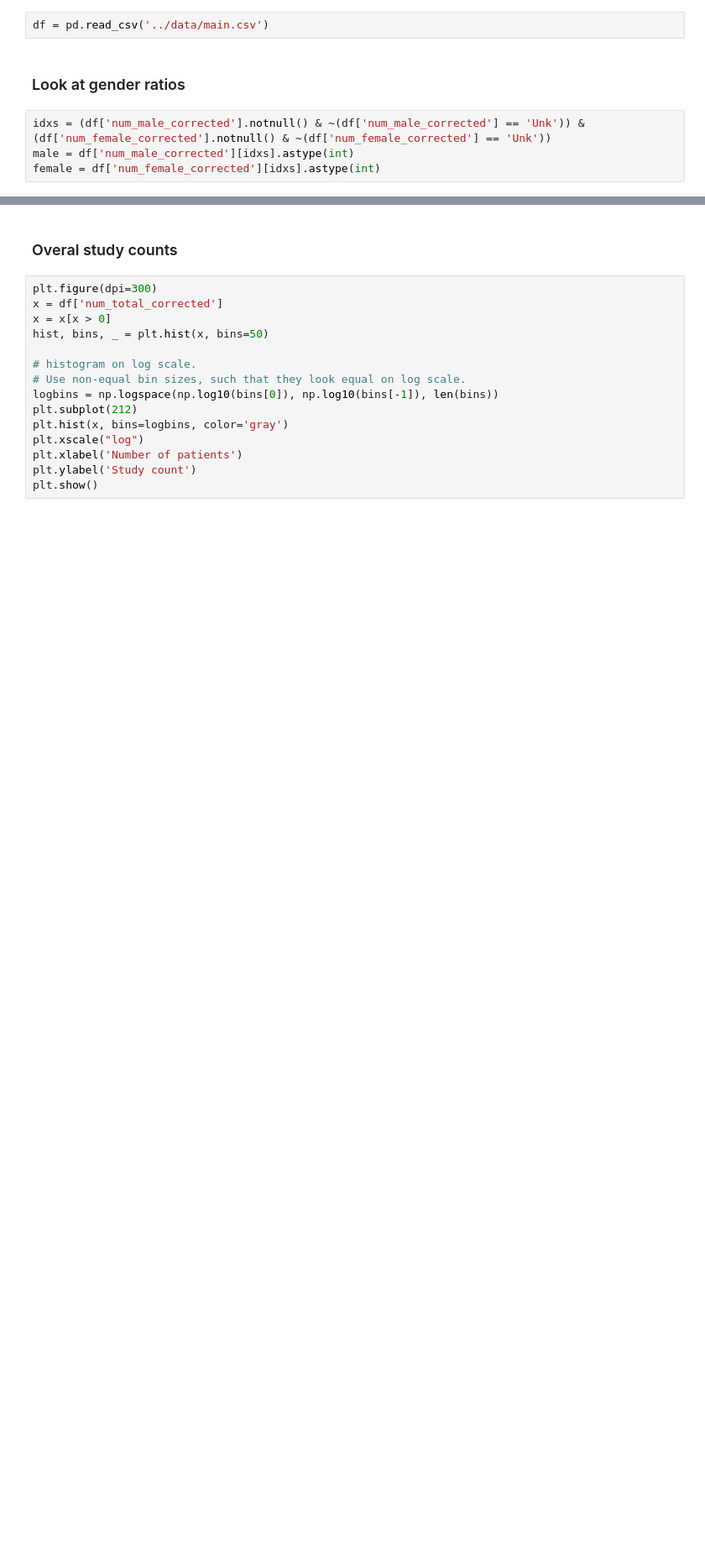
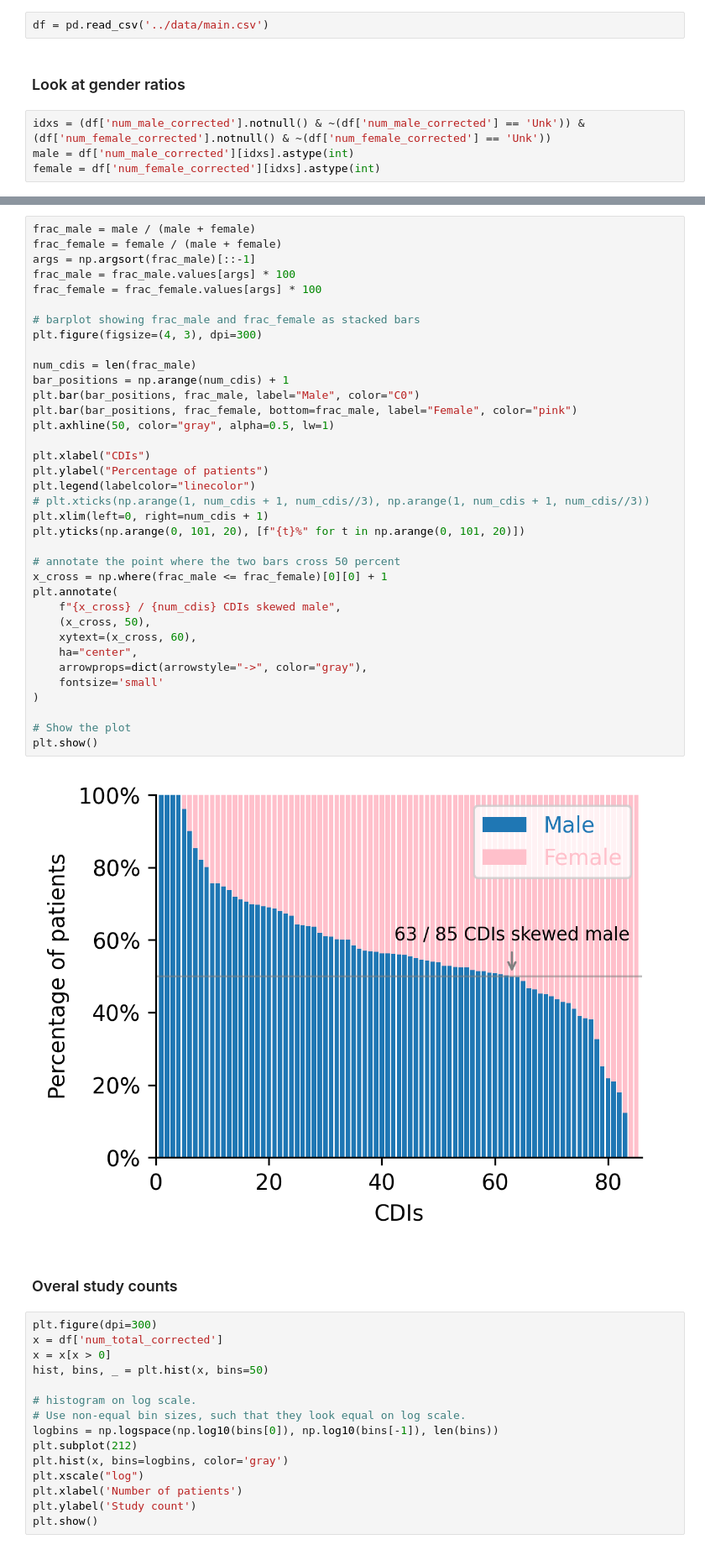
Before and after one commit to csinva/clinical-rule-analysis, a Jupyter notebook: notebooks/07_demographics_plots.ipynb, the cells around one changed output, grey strips where cells are left out. Shown at 84% size. Drawn from its saved outputs; the diff is of its cells as text; blank space fills up the shorter version.

Commit message:
nicer looking gender distr plot

```diff
--- a/notebooks/07_demographics_plots.ipynb
+++ b/notebooks/07_demographics_plots.ipynb
@@ -70,3 +65,41 @@ mean 1.87 median 1.27 frac>0 58 / 79 excluding 4 all-male studies and 2 all-fema
+# %%
+frac_male = male / (male + female)
+frac_female = female / (male + female)
+args = np.argsort(frac_male)[::-1]
+frac_male = frac_male.values[args] * 100
+frac_female = frac_female.values[args] * 100
+
+# barplot showing frac_male and frac_female as stacked bars
+plt.figure(figsize=(4, 3), dpi=300)
+
+num_cdis = len(frac_male)
+bar_positions = np.arange(num_cdis) + 1
+plt.bar(bar_positions, frac_male, label="Male", color="C0")
+plt.bar(bar_positions, frac_female, bottom=frac_male, label="Female", color="pink")
+plt.axhline(50, color="gray", alpha=0.5, lw=1)
+
+plt.xlabel("CDIs")
+plt.ylabel("Percentage of patients")
+plt.legend(labelcolor="linecolor")
+# plt.xticks(np.arange(1, num_cdis + 1, num_cdis//3), np.arange(1, num_cdis + 1, num_cdis//3))
+plt.xlim(left=0, right=num_cdis + 1)
+plt.yticks(np.arange(0, 101, 20), [f"{t}%" for t in np.arange(0, 101, 20)])
+
+# annotate the point where the two bars cross 50 percent
+x_cross = np.where(frac_male <= frac_female)[0][0] + 1
+plt.annotate(
+    f"{x_cross} / {num_cdis} CDIs skewed male",
+    (x_cross, 50),
+    xytext=(x_cross, 60),
+    ha="center",
+    arrowprops=dict(arrowstyle="->", color="gray"),
+    fontsize='small'
+)
+
+# Show the plot
+plt.show()
+# %% [output]
+[figure, added]
 # %% [markdown]
 ### Overal study counts
 # %%
```
Also changed, not shown: parts of 4 cells of this notebook, 1 other file.
